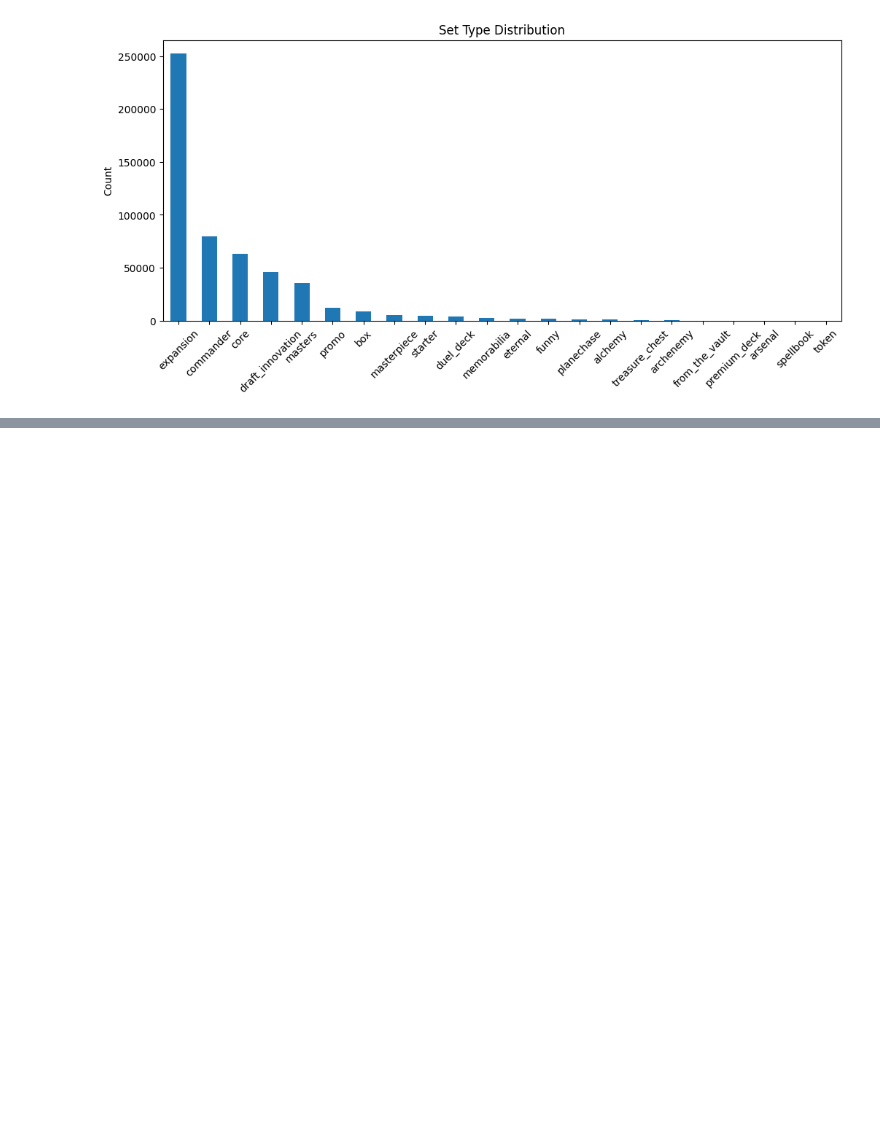
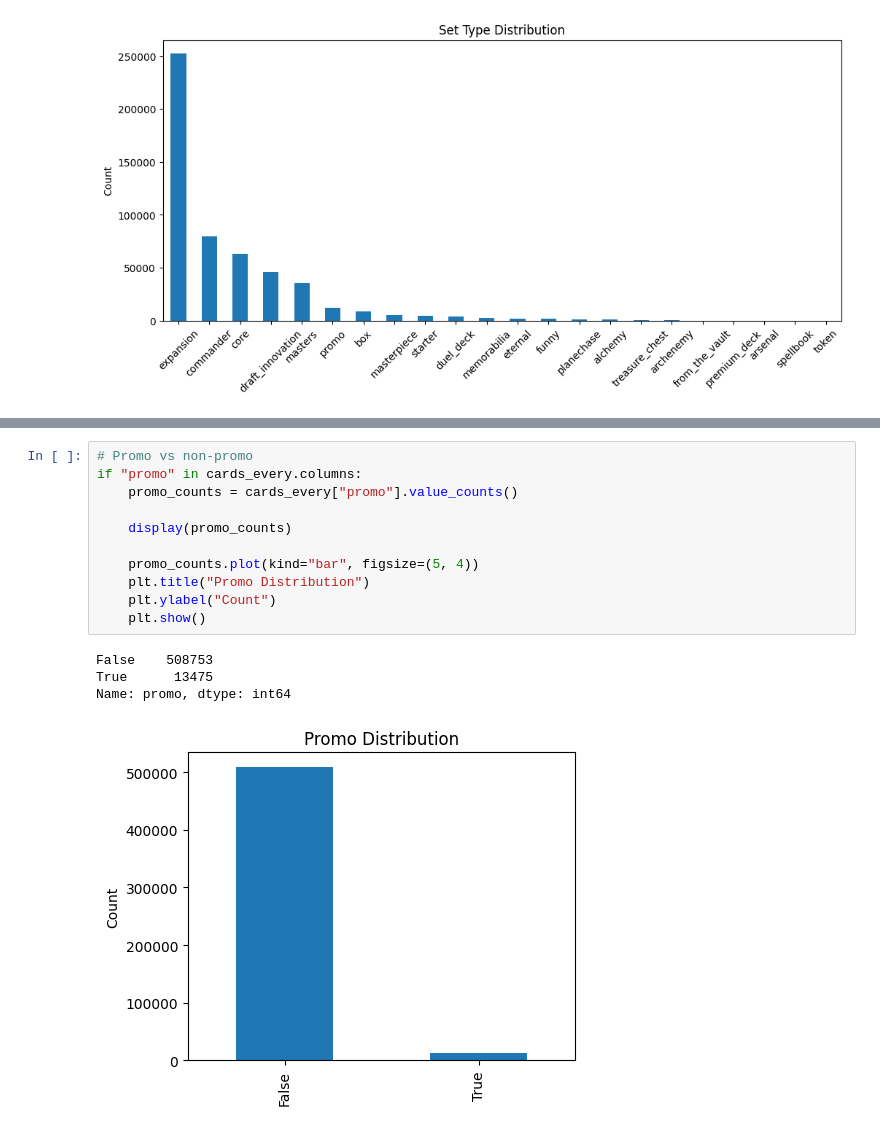
Before and after one commit to MitchellB9/mtg_ai, a Jupyter notebook: Notebooks/inspect_data/base_data_inspection/inspect_every_printing.ipynb, the cells around one changed output, grey strips where cells are left out. Cells and saved outputs as stored; diff of their text form; blank space fills up the shorter version.

```diff
--- a/Notebooks/inspect_data/base_data_inspection/inspect_every_printing.ipynb
+++ b/Notebooks/inspect_data/base_data_inspection/inspect_every_printing.ipynb
@@ -180,0 +191,16 @@ Name: set_type, dtype: int64
+# %%
+# Promo vs non-promo
+if "promo" in cards_every.columns:
+    promo_counts = cards_every["promo"].value_counts()
+
+    display(promo_counts)
+
+    promo_counts.plot(kind="bar", figsize=(5, 4))
+    plt.title("Promo Distribution")
+    plt.ylabel("Count")
+    plt.show()
+# %% [output]
+False    508753
+True      13475
+Name: promo, dtype: int64
+[figure, added]
```
Also changed, not shown: parts of 5 cells of this notebook, 6 other files.
